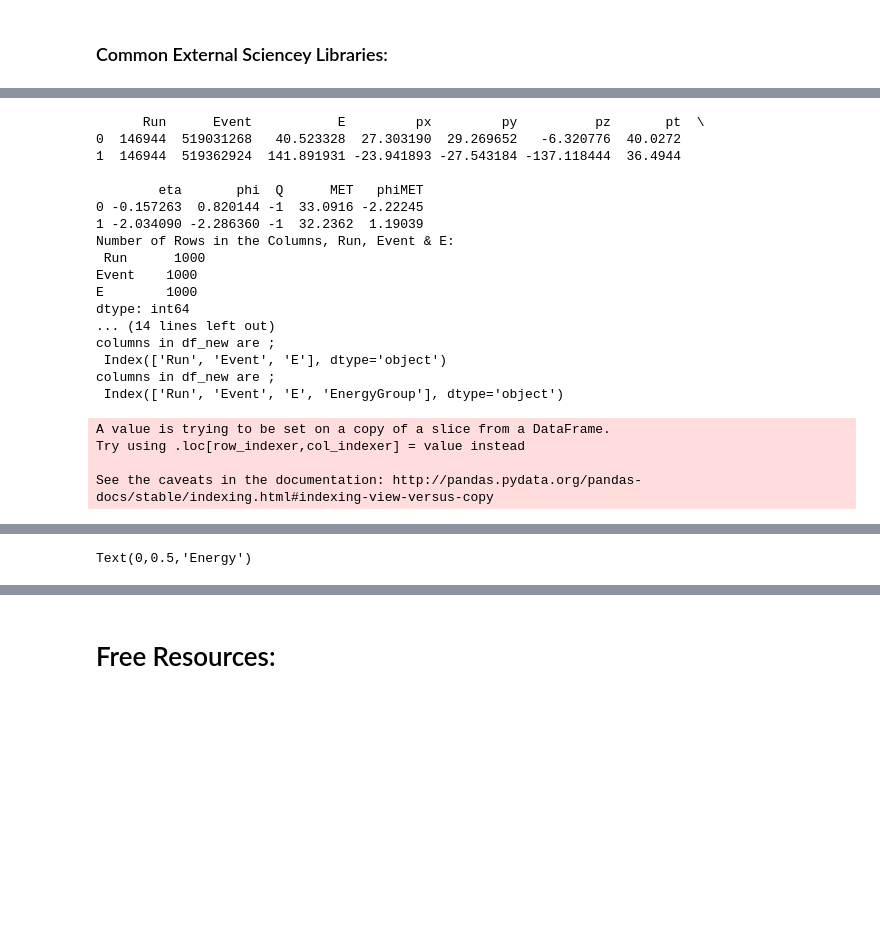
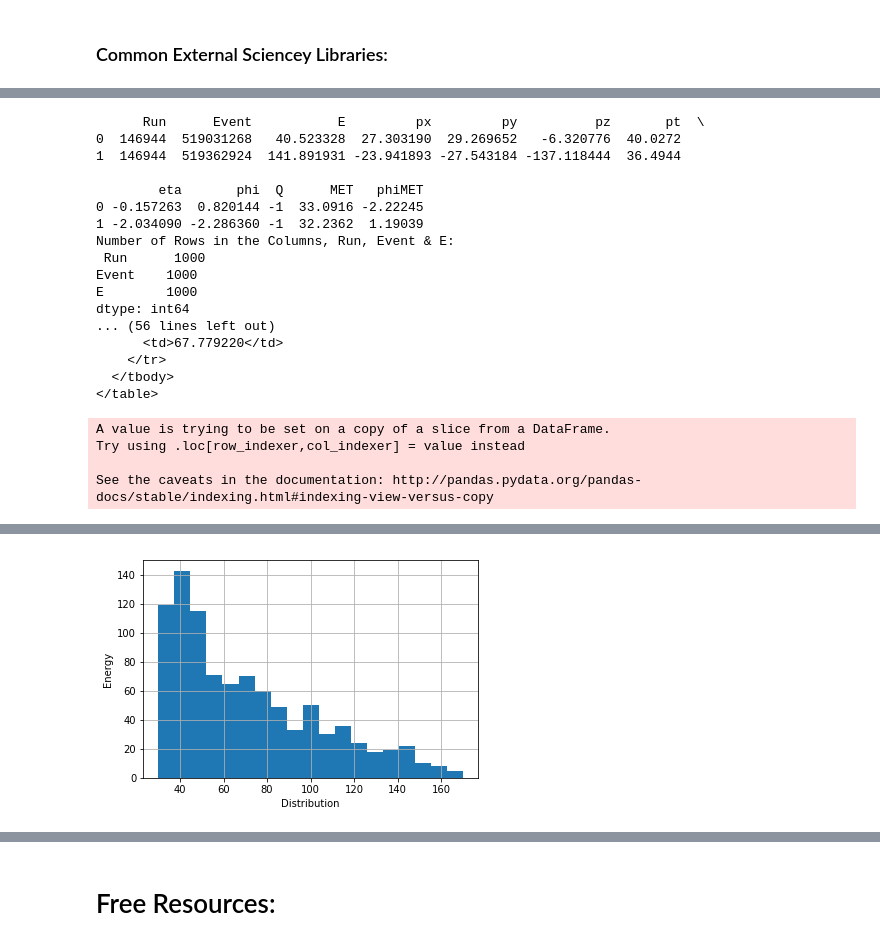
Before and after one commit to LukeRoantree4815162342/QUB_DW_HighPerformancePython, a Jupyter notebook: PythonRefresher.ipynb, the cells around one changed output, grey strips where cells are left out. Cells and saved outputs as stored; diff of their text form; code cells hidden in the pictures; blank space fills up the shorter version.

```diff
--- a/PythonRefresher.ipynb
+++ b/PythonRefresher.ipynb
@@ -465,47 +463,39 @@ print(Area_Linear,Area_Cubic,Area_True)
 """
 Pandas (basically stolen from R, fun for working with data files)
 """
-# make sure data set is in the same directory as this notebook
+# make sure data set is in the same directory as this notebook, or specify the full path if it's not
 
 DATA_FNAME = 'Wmunu.csv'
 
 df = pd.read_csv(DATA_FNAME)
+# make a DataFrame object from the csv file
 
-'''
--------------------------------------------------------------------------------------------------------------------
-'''
+print(df.head(2))
+# The fuction head(n) will read out the first n rows of the dataframe.
 
-# The fuction head(n) will read out the first n rows of the dataframe.
-print(df.head(2))
-
-# If we assume that only the colums labeled E and Event are relevant for the desired analysis -
-# we can take these from the dataframe in the following manner
+# We assume that only the colums labeled Run, E, and Event are relevant for the analysis -
+# we can take these from the dataframe;
 
 df = df[['Run', 'Event', 'E']]
 print('Number of Rows in the Columns, Run, Event & E: \n',df.count(),'\n')
 
-# If we wanted to take only the elements of column 'E' that are less than 50:
 df_new = df[df['E'] < 50]
+# Taking only rows where 'E' has a value under 50
 print('Number of Rows with Energy under 50: \n',df_new.count(), '\n')
-'''
---------------------------------------------------------------------------------------------------------------------
-'''
-# Re-comment
+
 
 print('The log of Event values: \n',df.head()['Event'].apply(np.log))
-
-'''
----------------------------------------------------------------------------------------------------------------------
-'''
+# The .apply() function can be used to apply arbitrary functions to rows or cells
 
 print("columns in df_new are ;\n", df_new.columns)
 
-# Make a new column in df_new, for the energy divided by 50 to the nearest int (for grouping)
 df_new["EnergyGroup"] = df_new.E.apply(lambda x: x//50)
+# A new column can be made easily by applying a function to a column(s) of the dataframe and storing the results
 print("columns in df_new are ;\n", df_new.columns)
 
-# Now sort so that rows with similar energy(to within 50 energy) are together;
 df_new = df_new.groupby(df_new.EnergyGroup)
+# groupby() enables sorting, but returns a 'groupby' object rather than a standard DataFrame - has extra features,
+# but also is missing some that DataFrames have.
 
 #Distributions are also be made from the dataframe, here is an example of a histogram of the energies:
 
@@ -515,6 +505,15 @@ bins = np.linspace(30, 170, 20)
 df_ENERGY.hist(bins=bins)
 plt.xlabel('Distribution')
 plt.ylabel('Energy')
+
+print(df.head().to_html())
+# DataFrames support being converted to many common formats, including
+# dicts, html, latex, csv, excel, clipboard, json, string
+
+"""
+A follow-up tutorial will show using python with SQL, in which we will cover SQL-like operations
+in Pandas.
+"""
 # %% [output]
       Run      Event           E         px         py          pz       pt  \
 0  146944  519031268   40.523328  27.303190  29.269652   -6.320776  40.0272
@@ -528,11 +527,11 @@ Number of Rows in the Columns, Run, Event & E:
 Event    1000
 E        1000
 dtype: int64
-... (14 lines left out)
-columns in df_new are ;
- Index(['Run', 'Event', 'E'], dtype='object')
-columns in df_new are ;
- Index(['Run', 'Event', 'E', 'EnergyGroup'], dtype='object')
+... (56 lines left out)
+      <td>67.779220</td>
+    </tr>
+  </tbody>
+</table>
 A value is trying to be set on a copy of a slice from a DataFrame.
 Try using .loc[row_indexer,col_indexer] = value instead
 
@@ -542,4 +539,4 @@ See the caveats in the documentation: http://pandas.pydata.org/pandas-docs/stabl
-Text(0,0.5,'Energy')
+[figure, added]
 # %%
 """
 Matplotlib:
```
Also changed, not shown: parts of 3 cells of this notebook, 3 other files.
